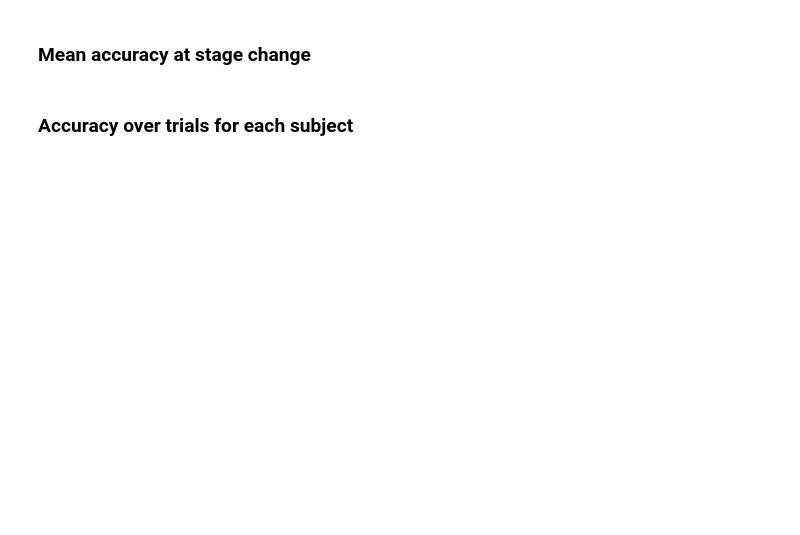
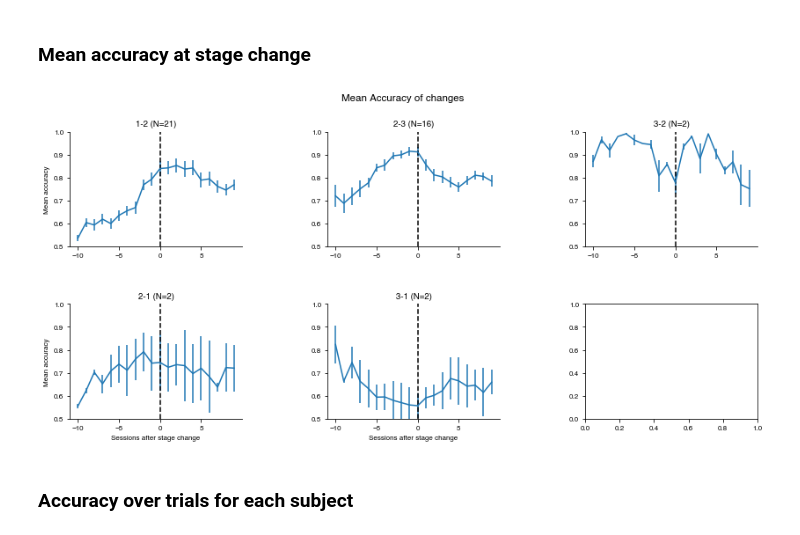
Before and after one commit to manuelmolano/ngym_shaping, a Jupyter notebook: Results_mice_behave_analysis.ipynb, the cells around one changed output. Drawn from its saved outputs; the diff is of its cells as text; code cells hidden in the pictures; blank space fills up the shorter version.

```diff
--- a/Results_mice_behave_analysis.ipynb
+++ b/Results_mice_behave_analysis.ipynb
@@ -30,11 +26,14 @@ findfont: Font family ['sans-serif'] not found. Falling back to DejaVu Sans.
 # %%
 # TODO: do this for new stages t.i.a. motor and delays
 prev_w = 10
 nxt_w = 10
-mat_mean_perfs, mat_std_perfs, num_samples = accuracy_at_stg_change(df_params,
+mat_mean_perfs, mat_std_perfs, num_samples = mba.accuracy_at_stg_change(df_params,
                                                                     subj_unq,
                                                                     prev_w=prev_w,
                                                                     nxt_w=nxt_w)
-plot_means_std(mat_mean_perfs, mat_std_perfs, num_samples, prev_w=prev_w, nxt_w=nxt_w)
+mba.plot_means_std(mat_mean_perfs, mat_std_perfs, num_samples, prev_w=prev_w,
+                   nxt_w=nxt_w, figsize=(14, 6))
+# %% [output]
+[figure, added]
 # %% [markdown]
 ### Accuracy over trials for each subject
```
Also changed, not shown: parts of 9 cells of this notebook, 1 other file.
